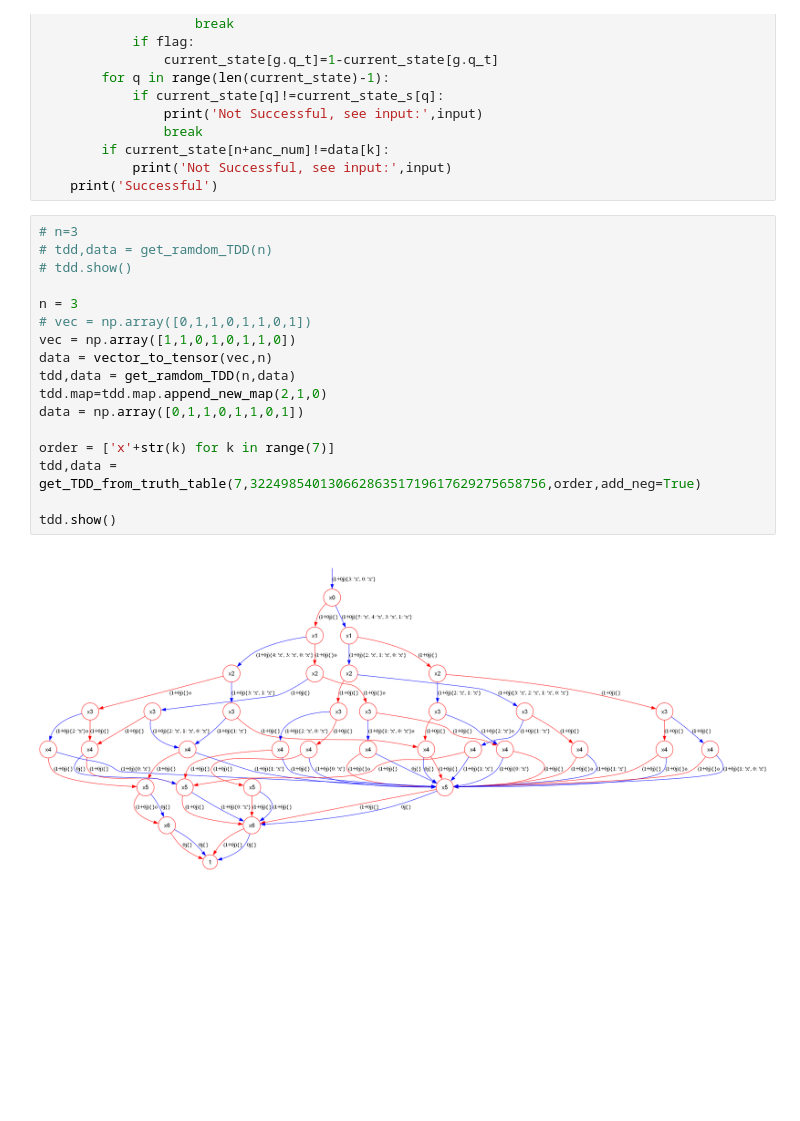
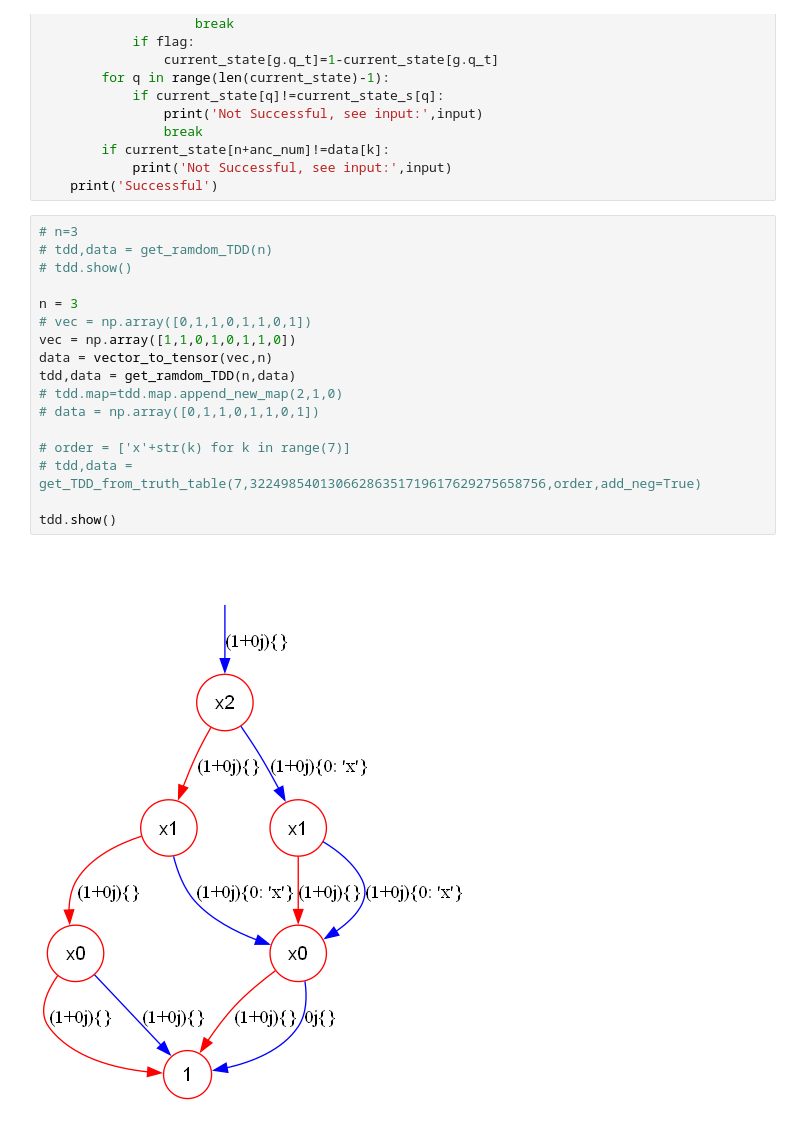
Before and after one commit to Veriqc/LimTDD_Oracle_Syn, a Jupyter notebook: Oracle_Syn3.ipynb, the cells around one changed output. Cells and saved outputs as stored; diff of their text form; blank space fills up the shorter version.

Commit message:
new data

```diff
--- a/Oracle_Syn3.ipynb
+++ b/Oracle_Syn3.ipynb
@@ -221,20 +221,20 @@ def verify_success(cir,data,n,anc_num):
 # %%
 # n=3
 # tdd,data = get_ramdom_TDD(n)
 # tdd.show()
 
 n = 3
 # vec = np.array([0,1,1,0,1,1,0,1])
 vec = np.array([1,1,0,1,0,1,1,0])
 data = vector_to_tensor(vec,n)
 tdd,data = get_ramdom_TDD(n,data)
-tdd.map=tdd.map.append_new_map(2,1,0)
-data = np.array([0,1,1,0,1,1,0,1])
+# tdd.map=tdd.map.append_new_map(2,1,0)
+# data = np.array([0,1,1,0,1,1,0,1])
 
-order = ['x'+str(k) for k in range(7)]
-tdd,data = get_TDD_from_truth_table(7,32249854013066286351719617629275658756,order,add_neg=True)
+# order = ['x'+str(k) for k in range(7)]
+# tdd,data = get_TDD_from_truth_table(7,32249854013066286351719617629275658756,order,add_neg=True)
 
 tdd.show()
 # %% [output]
-[figure, old version]
+[figure, new version]
 # %%
```
Also changed, not shown: parts of 3 cells of this notebook, 8 other files.
